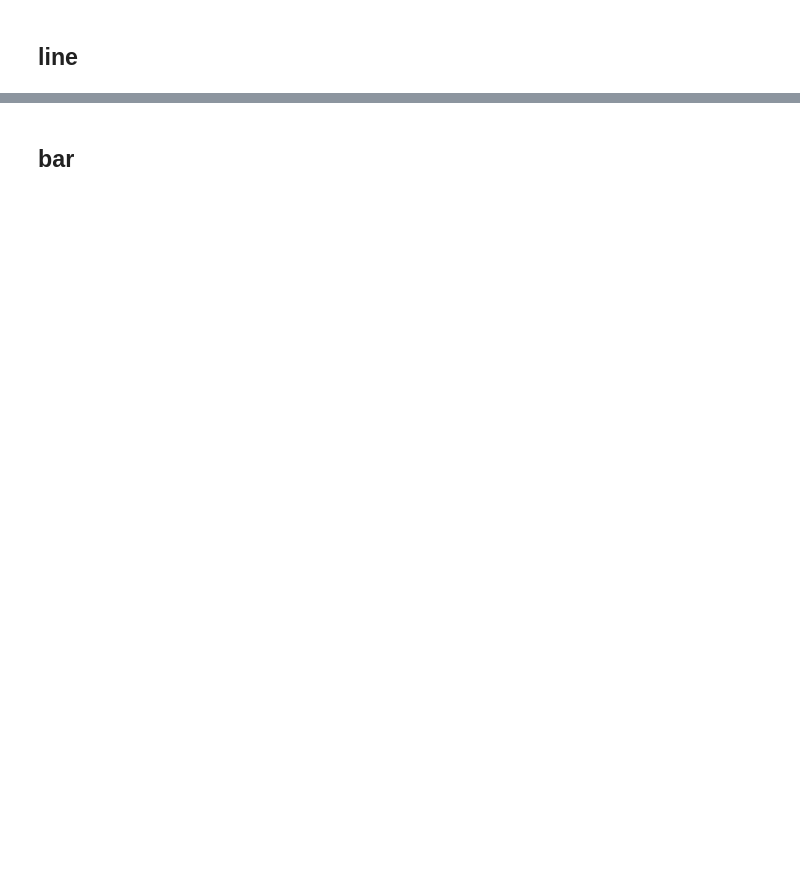
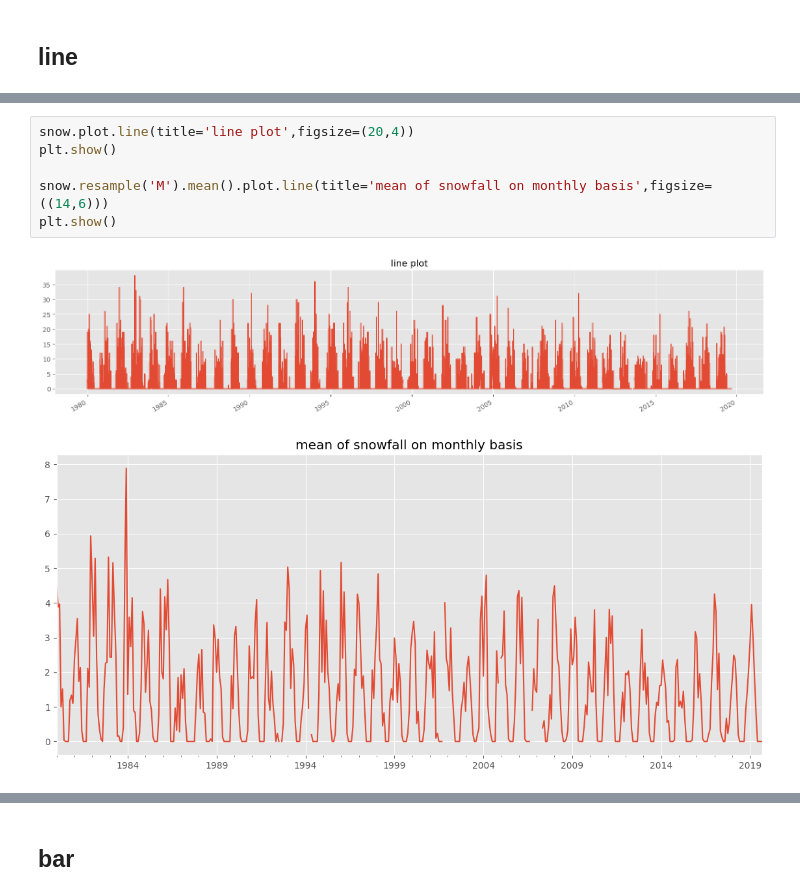
Before and after one commit to Muthukamalan/BASICS, a Jupyter notebook: Learn Pandas/effective_pandas.ipynb, the cells around one changed output, grey strips where cells are left out. Cells and saved outputs as stored; diff of their text form; blank space fills up the shorter version.

```diff
--- a/Learn Pandas/effective_pandas.ipynb
+++ b/Learn Pandas/effective_pandas.ipynb
@@ -1643,0 +2113,9 @@ Pandas allows you to create series with date and time information in them
+# %%
+snow.plot.line(title='line plot',figsize=(20,4))
+plt.show()
+
+snow.resample('M').mean().plot.line(title='mean of snowfall on monthly basis',figsize=((14,6)))
+plt.show()
+# %% [output]
+[figure, added]
+[figure, added]
```
Also changed, not shown: parts of 61 cells of this notebook.
